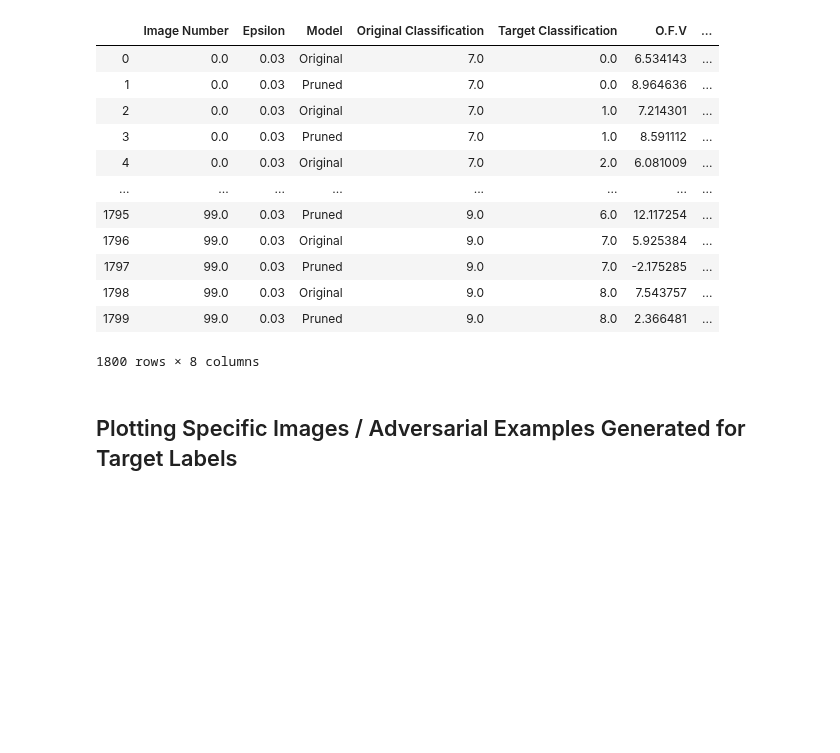
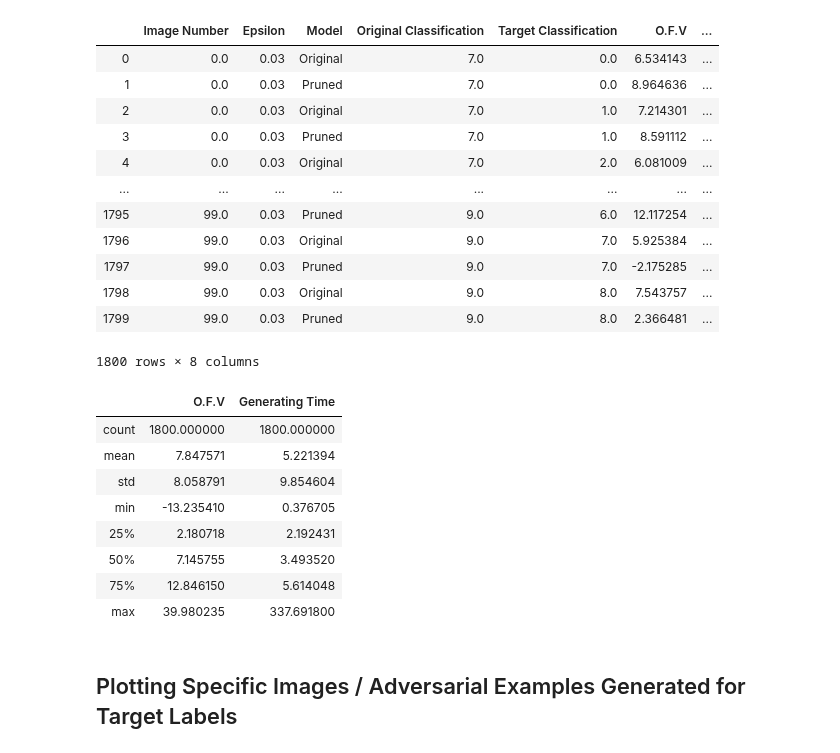
Before and after one commit to pherber3/DLDO-Project, a Jupyter notebook: Project copy/Notebook/DLDO Project.ipynb, the cells around one changed output. Drawn from its saved outputs; the diff is of its cells as text; code cells hidden in the pictures; blank space fills up the shorter version.

```diff
--- a/Project copy/Notebook/DLDO Project.ipynb
+++ b/Project copy/Notebook/DLDO Project.ipynb
@@ -523,6 +523,19 @@ df
 | 1798 | 99.0 | 0.03 | Original | 9.0 | 8.0 | 7.543757 | ... |
 | 1799 | 99.0 | 0.03 | Pruned | 9.0 | 8.0 | 2.366481 | ... |
 1800 rows × 8 columns
+# %%
+df.drop(['Image Number', 'Epsilon', 'Original Classification',
+        'Target Classification', 'Adversarial Image'],axis=1).describe()
+# %% [output]
+|  | O.F.V | Generating Time |
+| count | 1800.000000 | 1800.000000 |
+| mean | 7.847571 | 5.221394 |
+| std | 8.058791 | 9.854604 |
+| min | -13.235410 | 0.376705 |
+| 25% | 2.180718 | 2.192431 |
+| 50% | 7.145755 | 3.493520 |
+| 75% | 12.846150 | 5.614048 |
+| max | 39.980235 | 337.691800 |
 # %% [markdown]
 ## Plotting Specific Images / Adversarial Examples Generated for Target Labels
 # %%
```
Also changed, not shown: parts of 14 cells of this notebook.
